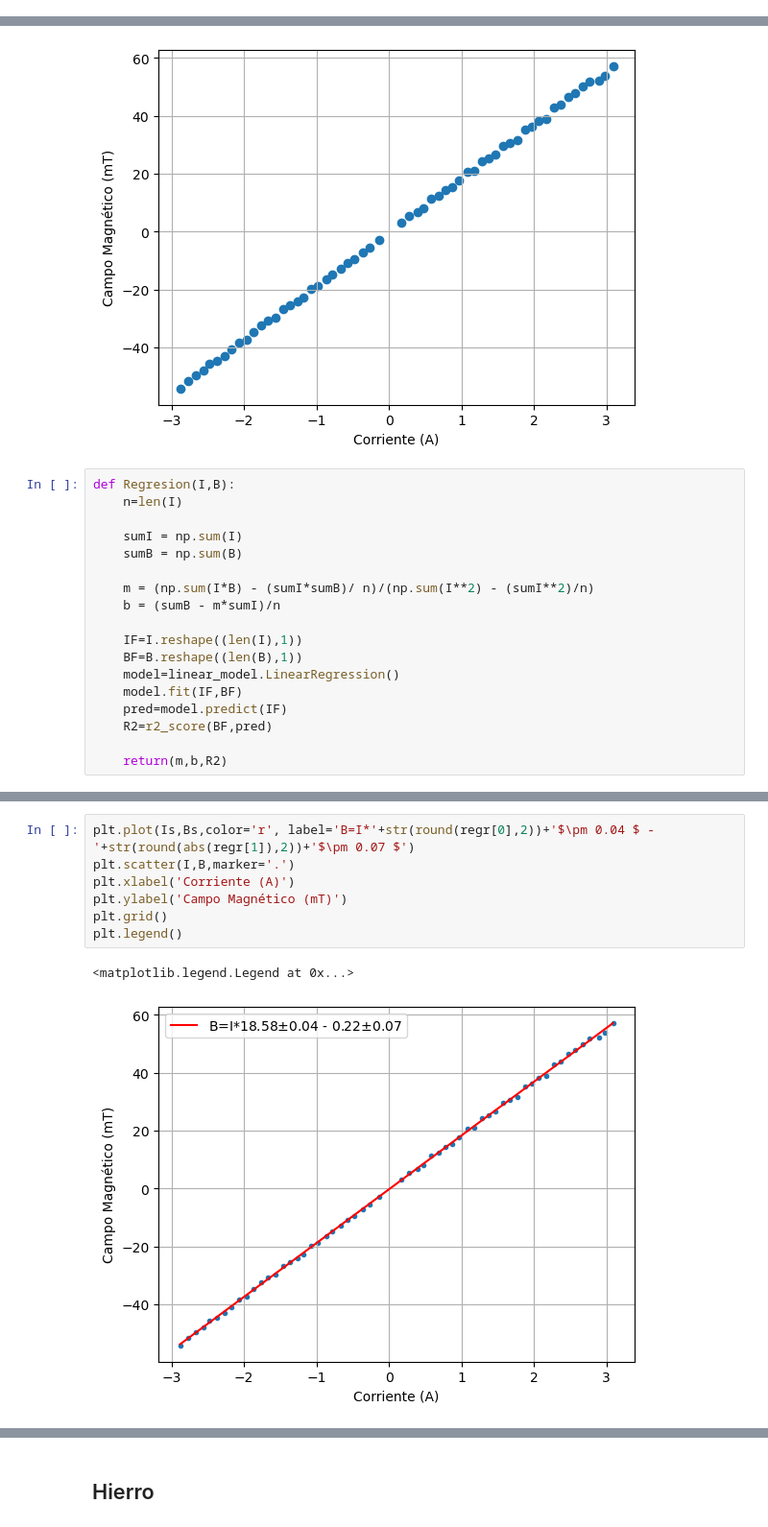
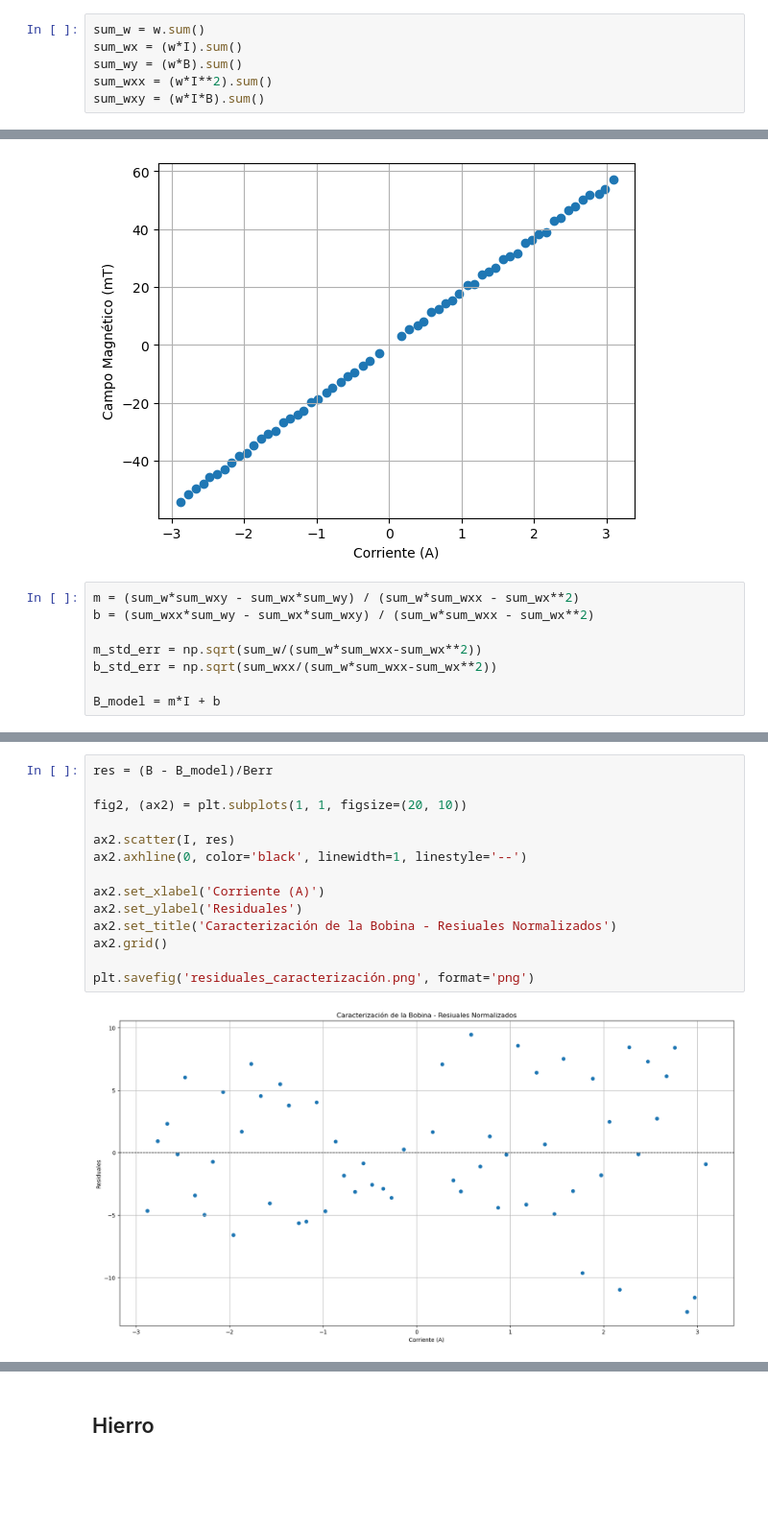
Before and after one commit to lsperezm/Intermedio, a Jupyter notebook: 2. Magnetostricción/Code/Codigo.ipynb, the cells around one changed output, grey strips where cells are left out. Shown at 96% size. Cells and saved outputs as stored; diff of their text form; blank space fills up the shorter version.

```diff
--- a/2. Magnetostricción/Code/Codigo.ipynb
+++ b/2. Magnetostricción/Code/Codigo.ipynb
@@ -35,3 +39,9 @@ B=np.array(data['Campo Magnético (T)'])
+# %%
+sum_w = w.sum()
+sum_wx = (w*I).sum()
+sum_wy = (w*B).sum()
+sum_wxx = (w*I**2).sum()
+sum_wxy = (w*I*B).sum()
 # %%
 plt.scatter(I,B)
 plt.xlabel('Corriente (A)')
@@ -40,21 +50,11 @@ plt.grid()
 # %% [output]
 [figure]
 # %%
-def Regresion(I,B):
-    n=len(I)
+m = (sum_w*sum_wxy - sum_wx*sum_wy) / (sum_w*sum_wxx - sum_wx**2)
+b = (sum_wxx*sum_wy - sum_wx*sum_wxy) / (sum_w*sum_wxx - sum_wx**2)
 
-    sumI = np.sum(I)
-    sumB = np.sum(B)
+m_std_err = np.sqrt(sum_w/(sum_w*sum_wxx-sum_wx**2))
+b_std_err = np.sqrt(sum_wxx/(sum_w*sum_wxx-sum_wx**2))
 
-    m = (np.sum(I*B) - (sumI*sumB)/ n)/(np.sum(I**2) - (sumI**2)/n)
-    b = (sumB - m*sumI)/n
-
-    IF=I.reshape((len(I),1))
-    BF=B.reshape((len(B),1))
-    model=linear_model.LinearRegression()
-    model.fit(IF,BF)
-    pred=model.predict(IF)
-    R2=r2_score(BF,pred)
-
-    return(m,b,R2)
+B_model = m*I + b
 # %%
@@ -68,11 +75,17 @@ regr
 # %%
-plt.plot(Is,Bs,color='r', label='B=I*'+str(round(regr[0],2))+'$\pm 0.04 $ - '+str(round(abs(regr[1]),2))+'$\pm 0.07 $')
-plt.scatter(I,B,marker='.')
-plt.xlabel('Corriente (A)')
-plt.ylabel('Campo Magnético (mT)')
-plt.grid()
-plt.legend()
+res = (B - B_model)/Berr
+
+fig2, (ax2) = plt.subplots(1, 1, figsize=(20, 10))
+
+ax2.scatter(I, res)
+ax2.axhline(0, color='black', linewidth=1, linestyle='--')
+
+ax2.set_xlabel('Corriente (A)')
+ax2.set_ylabel('Residuales')
+ax2.set_title('Caracterización de la Bobina - Resiuales Normalizados')
+ax2.grid()
+
+plt.savefig('residuales_caracterización.png', format='png')
 # %% [output]
-<matplotlib.legend.Legend at 0x...>
-[figure, old version]
+[figure, new version]
 # %%
```
Also changed, not shown: parts of 8 cells of this notebook, 6 other files.
